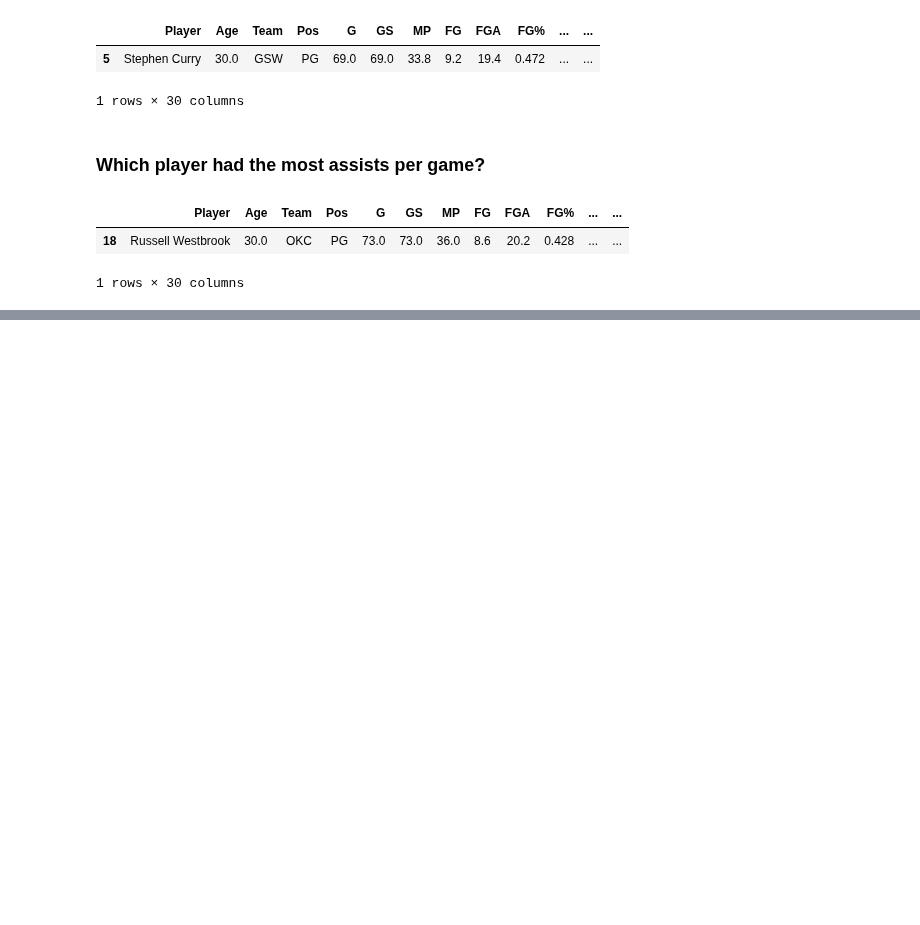
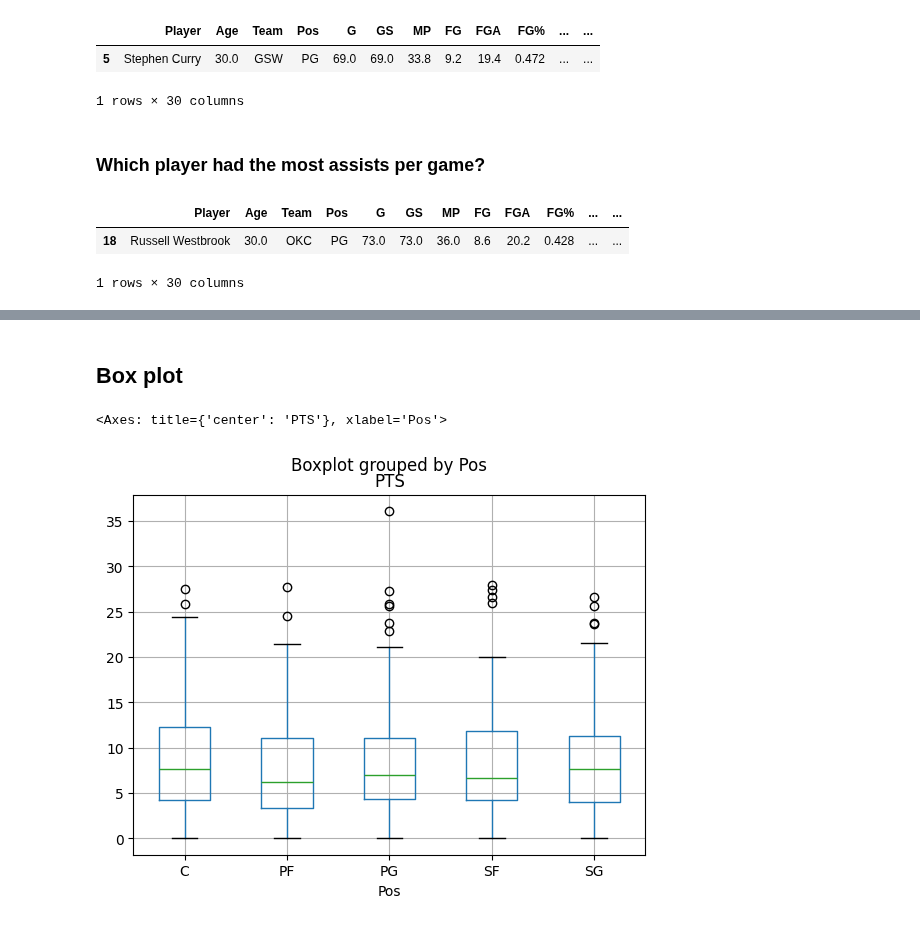
Before and after one commit to bodhichristian/python-basics, a Jupyter notebook: pandas/exploratory_data_analysis.ipynb, the cells around one changed output, grey strips where cells are left out. Drawn from its saved outputs; the diff is of its cells as text; code cells hidden in the pictures; blank space fills up the shorter version.

```diff
--- a/pandas/exploratory_data_analysis.ipynb
+++ b/pandas/exploratory_data_analysis.ipynb
@@ -254,0 +326,8 @@ most_assists
+# %% [markdown]
+## Box plot
+# %%
+points_box = pts_by_pos.boxplot(column='PTS', by='Pos')
+points_box
+# %% [output]
+<Axes: title={'center': 'PTS'}, xlabel='Pos'>
+[figure, added]
```
Also changed, not shown: parts of 24 cells of this notebook.
